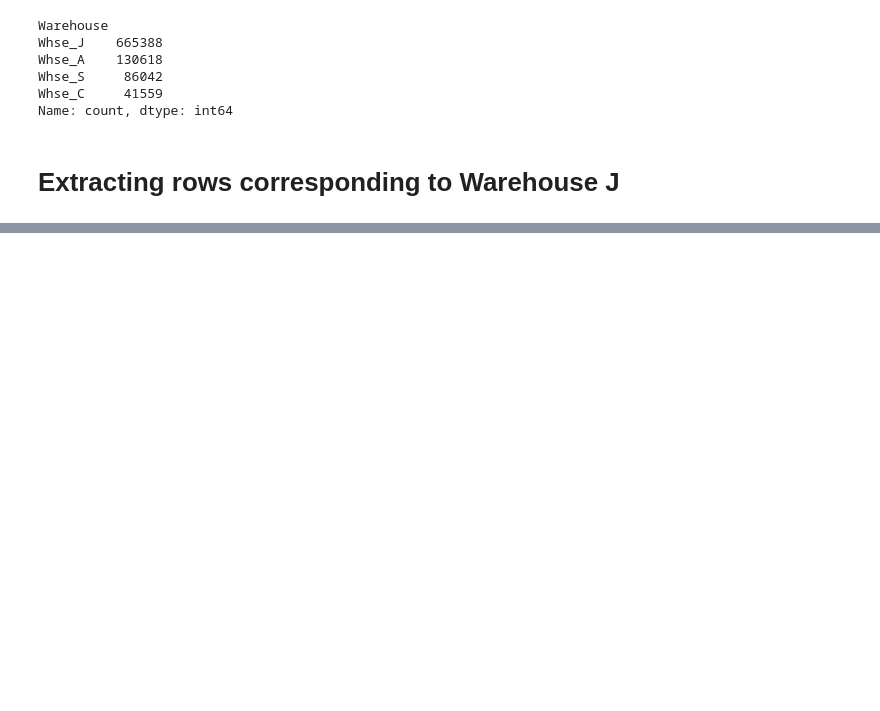
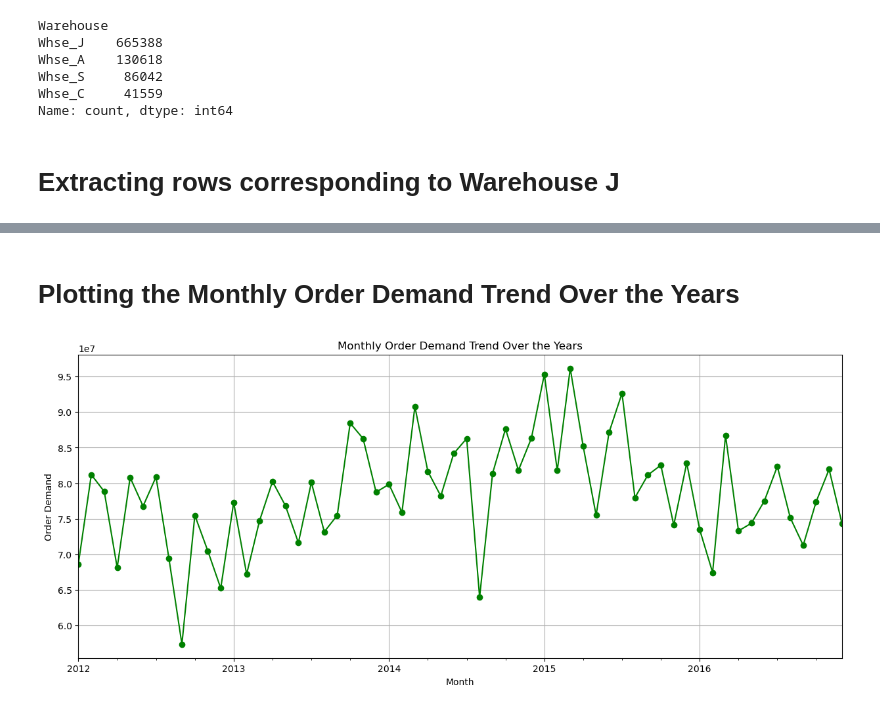
Before and after one commit to Harshit-masiwal/forecast-product-demand-project, a Jupyter notebook: forecast project.ipynb, the cells around one changed output, grey strips where cells are left out. Saved outputs shown, nothing was run; the diff lists cells and outputs as text; code cells hidden in the pictures; blank space fills up the shorter version.

```diff
--- a/forecast project.ipynb
+++ b/forecast project.ipynb
@@ -222,0 +321,13 @@ Name: count, dtype: int64
+# %% [markdown]
+# Plotting the Monthly Order Demand Trend Over the Years
+# %%
+monthly_data = data['Order_Demand'].resample('ME').sum()
+plt.figure(figsize=(15,6))
+monthly_data.plot(kind='line', marker='o', c='green')
+plt.title('Monthly Order Demand Trend Over the Years')
+plt.xlabel('Month')
+plt.ylabel('Order Demand')
+plt.grid(True)
+plt.show()
+# %% [output]
+[figure, added]
```
Also changed, not shown: parts of 24 cells of this notebook.
